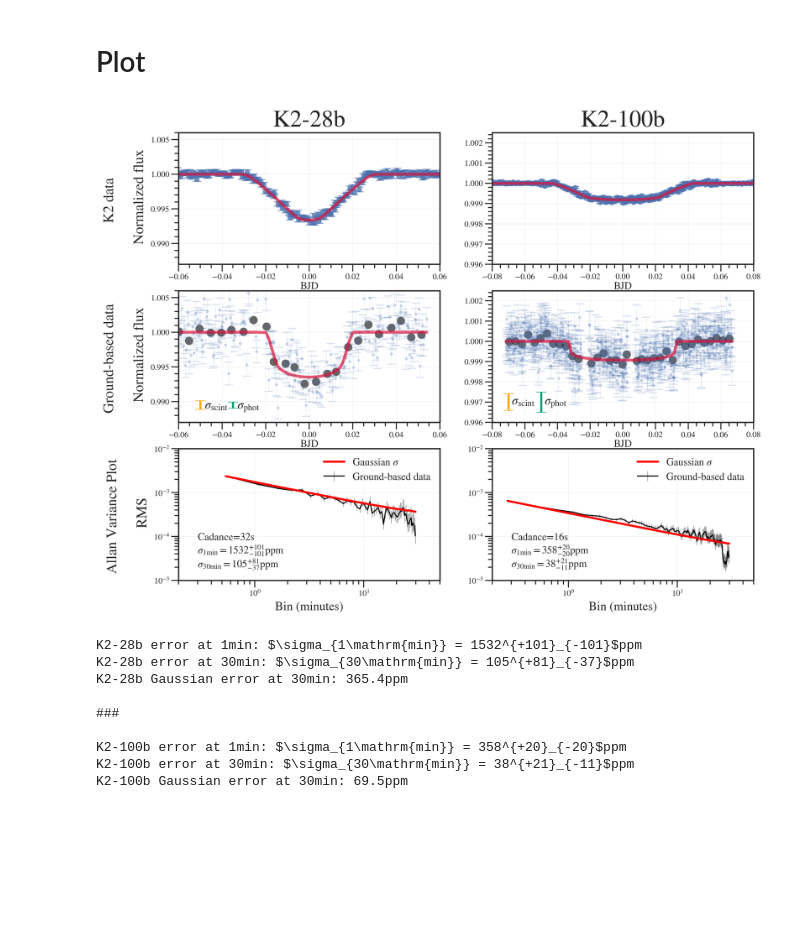
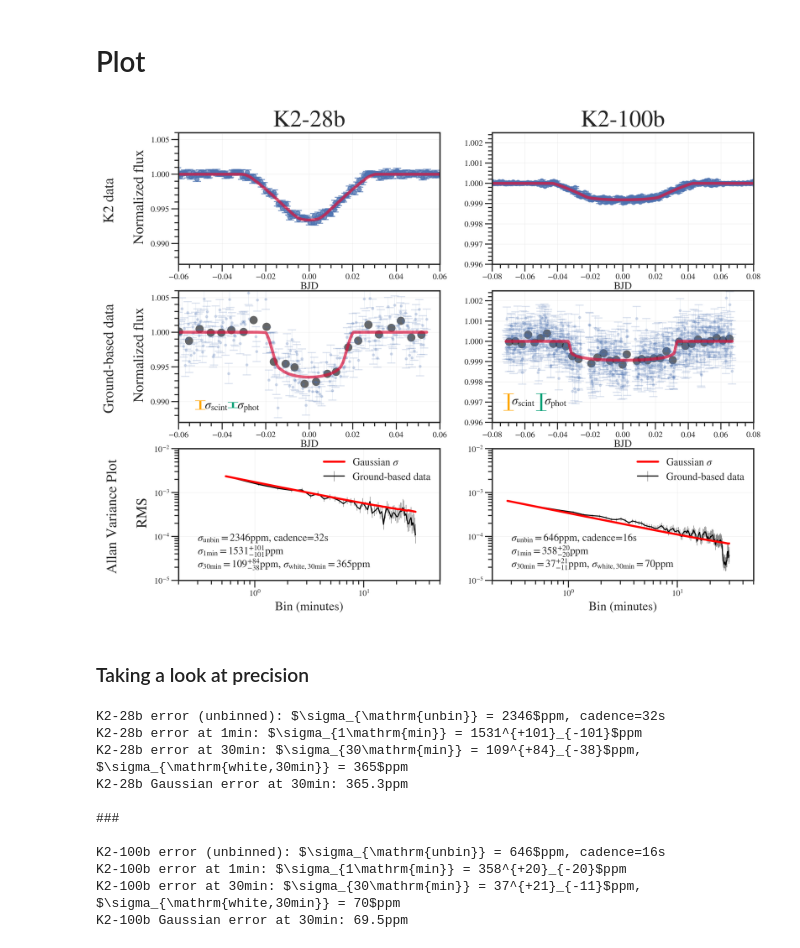
Before and after one commit to gummiks/Diffuser-Assisted-K2-Followup, a Jupyter notebook: notebooks/5 - Plot Transit Panel.ipynb, the cells around one changed output. Drawn from its saved outputs; the diff is of its cells as text; code cells hidden in the pictures; blank space fills up the shorter version.

```diff
--- a/notebooks/5 - Plot Transit Panel.ipynb
+++ b/notebooks/5 - Plot Transit Panel.ipynb
@@ -79,12 +79,12 @@ import plot_transits
 fig, axx = plt.subplots(nrows=3,ncols=2,figsize=(10,8),dpi=200)
 (ax,bx),(dx,ex),(gx,hx) = axx
 
-# Obtain period and cadance values from joint analysis
+# Obtain period and cadence values from joint analysis
 p_k2_28b = 2.26050002261
 p_k2_100b= 1.6739026
 
-cadance_k2_28b = 32.5728267431
-cadance_k2_100b= 16.5888056159
+cadence_k2_28b = 32.5728267431
+cadence_k2_100b= 16.5888056159
 
 ##################################################################################
 # K2-28b
@@ -105,11 +105,11 @@ plot_transits.plot_transit_with_model(df_ground['time_ground']-k2_28_t0,
                         xmodel=df_ground['xmodel_ground']-k2_28_t0,
                         ymodel=df_ground['ymodel_ground'],
                         offset=0.975,ax=dx,alpha=0.2,markersize=2.)
-df_k2_28b = utils.bin_data(df_ground['time_ground']-k2_28_t0,df_ground['scaled_flux_ground'],int(5.*60./cadance_k2_28b))
+df_k2_28b = utils.bin_data(df_ground['time_ground']-k2_28_t0,df_ground['scaled_flux_ground'],int(5.*60./cadence_k2_28b))
 dx.plot(df_k2_28b.x,df_k2_28b.y,lw=0,marker="o",markersize=8,alpha=0.6,color="black",zorder=1)
 
 # Values from Ground-based analysis
-final_unbinned_phot_noise = 0.000451952380952
+final_unbinned_phot_noise = 0.000387143771508
 final_unbinned_scint_noise = 0.000619102949387
 x0 = -0.07
 dx.errorbar(x0+0.01+0.01,0.9975-0.008,yerr=final_unbinned_scint_noise,elinewidth=2,color='orange',mew=0.5,capsize=5)
@@ -121,20 +121,25 @@ red = np.array(df_ground['yresidual_ground'])
 # Generate residuals signal:
 N = len(red)
 # Compute the residuals rms-vs-binsize:
-maxbins = int(1800/cadance_k2_28b)
+maxbins = int(1800/cadence_k2_28b)
 rms, rmslo, rmshi, stderr, binsz = mc3.rednoise.binrms(red, maxbins)
-gx.errorbar(binsz*cadance_k2_28b/60., rms, yerr=[rmslo, rmshi], fmt="k-", ecolor='0.5',
+gx.errorbar(binsz*cadence_k2_28b/60., rms, yerr=[rmslo, rmshi], fmt="k-", ecolor='0.5',
             capsize=0, label="Ground-based data",zorder=3,elinewidth=0.5,lw=1)
-gx.loglog(binsz*cadance_k2_28b/60., stderr, color='red', ls='-', lw=2, label="Gaussian $\sigma$",zorder=5)
+gx.loglog(binsz*cadence_k2_28b/60., stderr, color='red', ls='-', lw=2, label="Gaussian $\sigma$",zorder=5)
 handles,labels = gx.get_legend_handles_labels()
 handles = [handles[0],  handles[1]]
 labels = [labels[0],  labels[1]]
 gx.legend(handles,labels,loc="upper right",fontsize=10)
 gx.set_xlabel("Bin (minutes)", fontsize=12)
 gx.set_ylabel("RMS", fontsize=9)
+
+# Standard deviations at different cadences
+label_28b_unbin = "$\sigma_{\mathrm{unbin}} = %0.f$ppm, cadence=%ss" % (np.std(df_ground.yresidual_ground)*1e6,int(cadence_k2_28b))
+gx.text(0.3,8e-5,label_28b_unbin,fontsize=10)
 label_28b_1min = "$\sigma_{1\mathrm{min}} = %0.f^{+%0.f}_{-%0.f}$ppm" % (rms[1]*1e6,rmshi[1]*1e6,rmslo[1]*1e6)
-gx.text(0.3,4e-5,'Cadance={}s\n'.format(int(cadance_k2_28b))+label_28b_1min,fontsize=10)
-label_28b_30min = "$\sigma_{30\mathrm{min}} = %0.f^{+%0.f}_{-%0.f}$ppm" % (rms[-1]*1e6,rmshi[-1]*1e6,rmslo[-1]*1e6)
+gx.text(0.3,4e-5,label_28b_1min,fontsize=10)
+label_28b_30min = "$\sigma_{30\mathrm{min}} = %0.f^{+%0.f}_{-%0.f}$ppm, $\sigma_{\mathrm{white,30min}} = %0.f$ppm" % \
+                    (rms[-1]*1e6,rmshi[-1]*1e6,rmslo[-1]*1e6,stderr[-1]*1e6)
 gx.text(0.3,2e-5,label_28b_30min,fontsize=10)
 
 
@@ -156,11 +161,11 @@ plot_transits.plot_transit_with_model(df_ground_k2_100b['time_ground']-k2_100_t0
                         xmodel=df_ground_k2_100b['xmodel_ground']-k2_100_t0,
                         ymodel=df_ground_k2_100b['ymodel_ground'],
                         offset=0.9925,ax=ex,alpha=0.2,markersize=2.)
-df_k2_100b = utils.bin_data(df_ground_k2_100b['time_ground']-k2_100_t0,df_ground_k2_100b['scaled_flux_ground'],int(5.*60./cadance_k2_100b))
+df_k2_100b = utils.bin_data(df_ground_k2_100b['time_ground']-k2_100_t0,df_ground_k2_100b['scaled_flux_ground'],int(5.*60./cadence_k2_100b))
 ex.plot(df_k2_100b.x,df_k2_100b.y,lw=0,marker="o",markersize=8,alpha=0.6,color="black",zorder=1)
 
 # values from Ground-based analysis
-final_unbinned_phot_noise = 0.000501696719522
+final_unbinned_phot_noise = 0.000418995470224
 final_unbinned_scint_noise = 0.000408551831247
 x0 = -0.08
 ex.errorbar(x0+0.01,0.997,yerr=final_unbinned_scint_noise,elinewidth=2,color='orange',mew=0.5,capsize=5)
@@ -175,11 +180,11 @@ red_100b = np.array(df_ground_k2_100b['yresidual_ground'])
 N_100b=len(red_100b)
 
 # Compute the residuals rms-vs-binsize:
-maxbins_100b = int(1800/cadance_k2_100b)
+maxbins_100b = int(1800/cadence_k2_100b)
 rms_100b, rmslo_100b, rmshi_100b, stderr_100b, binsz_100b = mc3.rednoise.binrms(red_100b, maxbins_100b)
-hx.errorbar(binsz_100b*cadance_k2_100b/60., rms_100b, yerr=[rmslo_100b, rmshi_100b], fmt="k-",
+hx.errorbar(binsz_100b*cadence_k2_100b/60., rms_100b, yerr=[rmslo_100b, rmshi_100b], fmt="k-",
             ecolor='0.5', capsize=0, label="Ground-based data",zorder=2,elinewidth=0.5,lw=1)
-hx.loglog(binsz_100b*cadance_k2_100b/60., stderr_100b, color='red', ls='-', lw=2, label="Gaussian $\sigma$",zorder=5)
+hx.loglog(binsz_100b*cadence_k2_100b/60., stderr_100b, color='red', ls='-', lw=2, label="Gaussian $\sigma$",zorder=5)
 handles_100b, labels_100b = hx.get_legend_handles_labels()
 handles_100b = [handles_100b[0], handles_100b[1]]
 labels_100b = [labels_100b[0], labels_100b[1]]
@@ -187,10 +192,13 @@ hx.legend(handles_100b,labels_100b,loc="upper right",fontsize=10)
 hx.set_xlabel("Bin (minutes)", fontsize=12)
 hx.set_ylabel("RMS", fontsize=9)
 
-# 1 min cadence
+# Standard deviations at different cadences
+label_100b_unbin = "$\sigma_{\mathrm{unbin}} = %0.f$ppm, cadence=%ss" % (np.std(df_ground_k2_100b.yresidual_ground)*1e6,int(cadence_k2_100b))
+hx.text(0.3,8e-5,label_100b_unbin,fontsize=10)
 label_100b_1min = "$\sigma_{1\mathrm{min}} = %0.f^{+%0.f}_{-%0.f}$ppm" % (rms_100b[3]*1e6,rmshi_100b[3]*1e6,rmslo_100b[3]*1e6)
-hx.text(0.3,4e-5,'Cadance={}s\n'.format(int(cadance_k2_100b))+label_100b_1min,fontsize=10)
-label_100b_30min = "$\sigma_{30\mathrm{min}} = %0.f^{+%0.f}_{-%0.f}$ppm" % (rms_100b[-1]*1e6,rmshi_100b[-1]*1e6,rmslo_100b[-1]*1e6)
+hx.text(0.3,4e-5,label_100b_1min,fontsize=10)
+label_100b_30min = "$\sigma_{30\mathrm{min}} = %0.f^{+%0.f}_{-%0.f}$ppm, $\sigma_{\mathrm{white,30min}} = %0.f$ppm" % \
+            (rms_100b[-1]*1e6,rmshi_100b[-1]*1e6,rmslo_100b[-1]*1e6,stderr_100b[-1]*1e6)
 hx.text(0.3,2e-5,label_100b_30min,fontsize=10)
 
 # Set axes labels and titles
@@ -201,31 +209,31 @@ bx.set_title("K2-100b")
 ax.set_ylabel("K2 data \n \n Normalized flux",fontsize=14)
 dx.set_ylabel("Ground-based data \n \n Normalized flux",fontsize=14)
 gx.set_ylabel("Allan Variance Plot \n \n RMS",fontsize=14)
 
 for axx in [gx,hx]:
     axx.set_ylim(1e-5,1e-2)
     axx.set_xlim(0.2,50.)
     #ix.set_ylim(0,10)
 for axx in [bx,ex,hx]:
     axx.set_ylabel("")
 for axx in [ax,bx,dx,ex]:
     axx.set_xlabel("BJD",fontsize=10,labelpad=1)
 for axx in axes:
     axx.grid(lw=0.25,alpha=0.5)
 
 # K2-28b
 ax.set_xlim(-0.06,0.06)
 ax.set_ylim(0.987,1.006)
 dx.set_xlim(-0.06,0.06)
 dx.set_ylim(0.987,1.006)
 
 # K2-100b
 bx.set_xlim(-0.08,0.08)
 bx.set_ylim(0.996,1.0025)
 ex.set_xlim(-0.08,0.08)
 ex.set_ylim(0.996,1.0025)
 
 #plt.tight_layout()
 plt.savefig('../figures/6_panel_plot.pdf',format='pdf')
 # %% [output]
-[figure, old version]
+[figure, new version]
@@ -234,19 +240,25 @@ plt.savefig('../figures/6_panel_plot.pdf',format='pdf')
+# %% [markdown]
+### Taking a look at precision
 # %%
+print('K2-28b error (unbinned): ' + label_28b_unbin)
 print('K2-28b error at 1min: ' + label_28b_1min)
 print('K2-28b error at 30min: ' + label_28b_30min)
 print('K2-28b Gaussian error at 30min: {:0.1f}ppm'.format(stderr[-1]*1e6))
 
 print('\n###\n')
+print('K2-100b error (unbinned): ' + label_100b_unbin)
 print('K2-100b error at 1min: ' + label_100b_1min)
 print('K2-100b error at 30min: ' + label_100b_30min)
 print('K2-100b Gaussian error at 30min: {:0.1f}ppm'.format(stderr_100b[-1]*1e6))
 # %% [output]
-K2-28b error at 1min: $\sigma_{1\mathrm{min}} = 1532^{+101}_{-101}$ppm
-K2-28b error at 30min: $\sigma_{30\mathrm{min}} = 105^{+81}_{-37}$ppm
-K2-28b Gaussian error at 30min: 365.4ppm
+K2-28b error (unbinned): $\sigma_{\mathrm{unbin}} = 2346$ppm, cadence=32s
+K2-28b error at 1min: $\sigma_{1\mathrm{min}} = 1531^{+101}_{-101}$ppm
+K2-28b error at 30min: $\sigma_{30\mathrm{min}} = 109^{+84}_{-38}$ppm, $\sigma_{\mathrm{white,30min}} = 365$ppm
+K2-28b Gaussian error at 30min: 365.3ppm
 
 ###
 
+K2-100b error (unbinned): $\sigma_{\mathrm{unbin}} = 646$ppm, cadence=16s
 K2-100b error at 1min: $\sigma_{1\mathrm{min}} = 358^{+20}_{-20}$ppm
-K2-100b error at 30min: $\sigma_{30\mathrm{min}} = 38^{+21}_{-11}$ppm
+K2-100b error at 30min: $\sigma_{30\mathrm{min}} = 37^{+21}_{-11}$ppm, $\sigma_{\mathrm{white,30min}} = 70$ppm
 K2-100b Gaussian error at 30min: 69.5ppm
```
Also changed, not shown: parts of 1 cell of this notebook, 45 other files.
